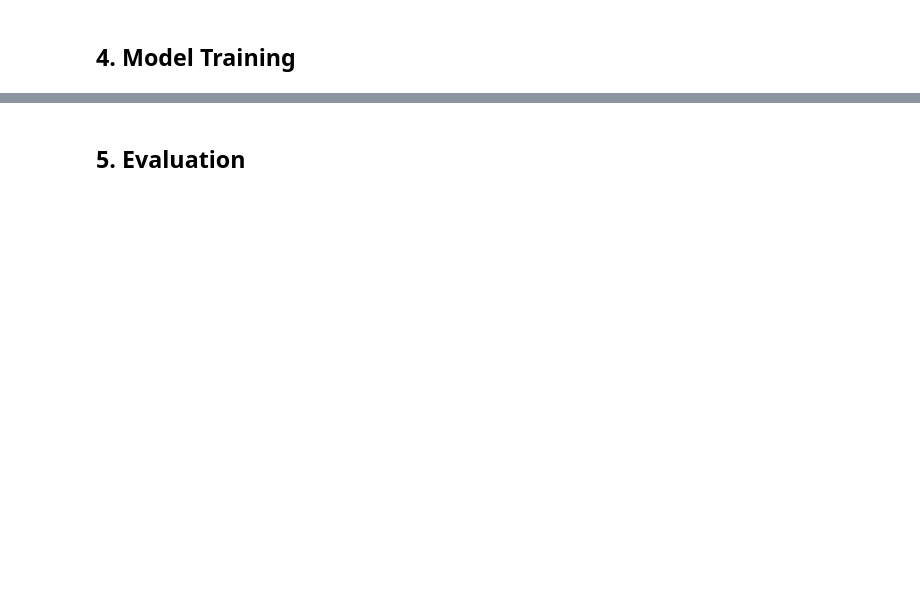
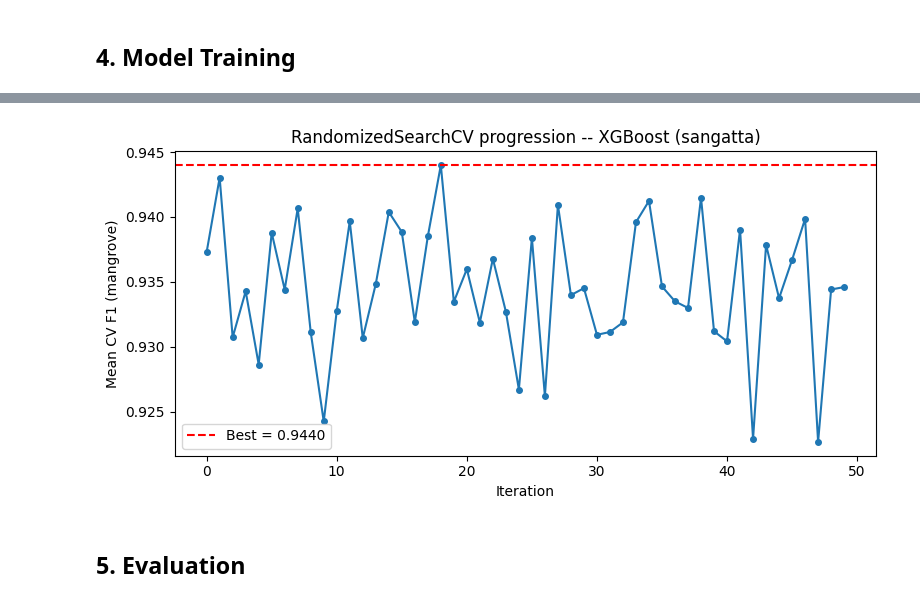
Before and after one commit to mwahyur46/tanager-mangrove-mapping, a Jupyter notebook: notebooks/02_classification.ipynb, the cells around one changed output, grey strips where cells are left out. Drawn from its saved outputs; the diff is of its cells as text; code cells hidden in the pictures; blank space fills up the shorter version.

```diff
--- a/notebooks/02_classification.ipynb
+++ b/notebooks/02_classification.ipynb
@@ -354,17 +420,0 @@ Tune RF hyperparameters on the pseudo-label training set. Scoring: F1 (mangrove
-# %%
-# ============================================================
-# RF hyperparameter tuning
-# ============================================================
-import json as _json
-
-rf_tuned, best_params, best_cv_f1 = tune_random_forest(
-    X_train, y_train, n_iter=30, cv=5
-)
-
-# Save best params
-tuning_path = OUT_RESULTS / f'rf_best_params_{SITE}_{SCENE_ID}.json'
-with open(tuning_path, 'w') as f:
-    _json.dump({k: str(v) for k, v in best_params.items()}, f, indent=2)
-print(f'Best params saved : {tuning_path.name}')
-
-save_model(rf_tuned, str(OUT_MODELS / f'rf_tuned_{SITE}_{SCENE_ID}.joblib'))
@@ -371,3 +495,19 @@ save_model(rf_tuned, str(OUT_MODELS / f'rf_tuned_{SITE}_{SCENE_ID}.joblib'))
+# %%
+# ============================================================
+# CV score progression -- XGBoost
+# ============================================================
+if RUN_XGB:
+    scores = xgb_search.cv_results_['mean_test_score']
+    plt.figure(figsize=(8, 4))
+    plt.plot(scores, marker='o', markersize=4)
+    plt.axhline(xgb_best_cv_f1, color='red', linestyle='--', label=f'Best = {xgb_best_cv_f1:.4f}')
+    plt.xlabel('Iteration'); plt.ylabel('Mean CV F1 (mangrove)')
+    plt.title(f'RandomizedSearchCV progression -- XGBoost ({SITE})')
+    plt.legend(); plt.tight_layout()
+    plt.savefig(OUT_FIGURES / f'xgb_search_progression_{SITE}_{SCENE_ID}.png', dpi=150)
+    plt.show()
+# %% [output]
+[figure, added]
 # %% [markdown]
 ## 5. Evaluation
 # %%
```
Also changed, not shown: parts of 26 cells of this notebook, 8 other files.
